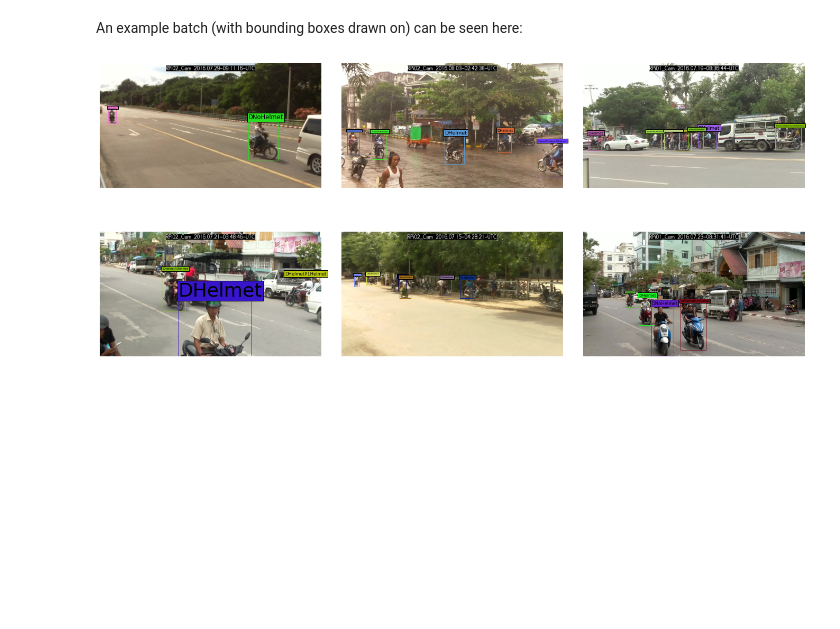
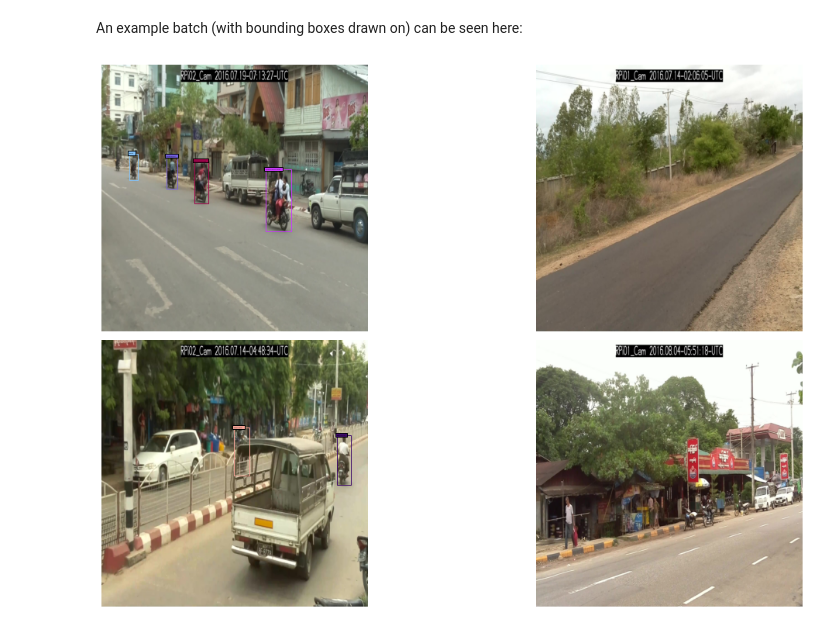
Before and after one commit to AntonJorg/02456-yolo, a Jupyter notebook: dataloader_example.ipynb, the cells around one changed output. Drawn from its saved outputs; the diff is of its cells as text; code cells hidden in the pictures; blank space fills up the shorter version.

Commit message:
Dataloader now outputs images as one tensor

````diff
--- a/dataloader_example.ipynb
+++ b/dataloader_example.ipynb
@@ -18,29 +18,29 @@ root_dir/
 └───annotation/
 ```
 # %%
-dataloader = HELMETDataLoader("./data/HELMET_DATASET", shuffle=True, batch_size=6)
+dataloader = HELMETDataLoader("./data/HELMET_DATASET", batch_size=4, shuffle=True, resize=True)
 # %% [markdown]
 An example batch (with bounding boxes drawn on) can be seen here:
 # %%
 import matplotlib.pyplot as plt
 import numpy as np
 
 batch = next(iter(dataloader))
 imgs, annotations = batch
-fig, axs = plt.subplots(2, 3, figsize=(19,10))
+fig, axs = plt.subplots(2, 2, figsize=(19,10))
 
 for (x, y), ax in np.ndenumerate(axs):
-    img, annotation = imgs[3*x + y], annotations[3*x + y]
+    img, annotation = imgs[2*x + y], annotations[2*x + y]
     ax.imshow(np.array(img).transpose([1, 2, 0]))
     ax.axis('off')
 
     for k, v in annotation.items():
         col = tuple(np.random.random(3))
         _, _, x, y, w, h, label = v
         rect = plt.Rectangle((x, y), w, h, fc="none", ec=col)
         ax.add_patch(rect)
         ax.text(x, y, label, fontsize=w /(2.5*len(label)), bbox={'facecolor': col, 'pad': 2})
 plt.tight_layout()
 plt.show()
 # %% [output]
-[figure, old version]
+[figure, new version]
````
Also changed, not shown: 1 other file.
